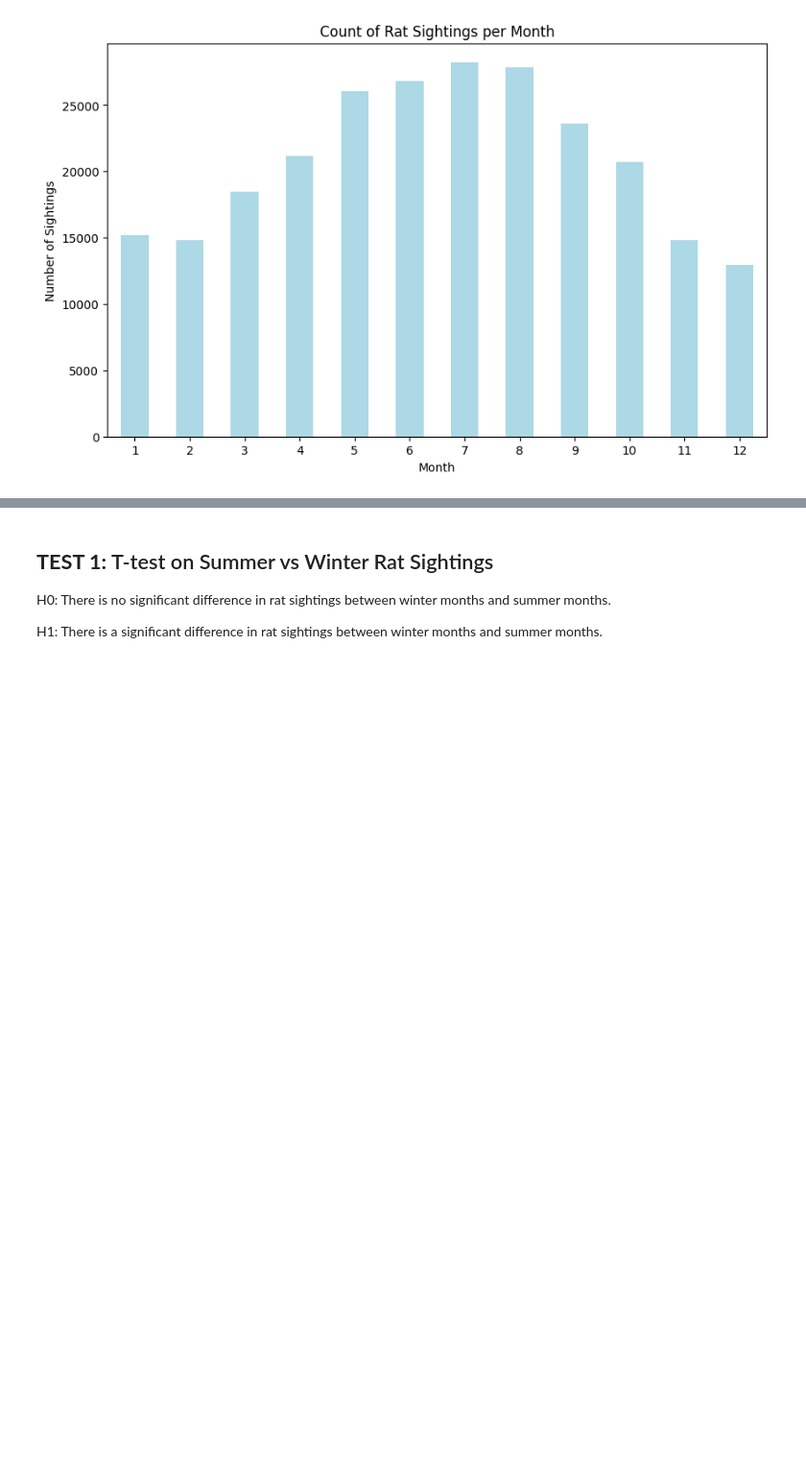
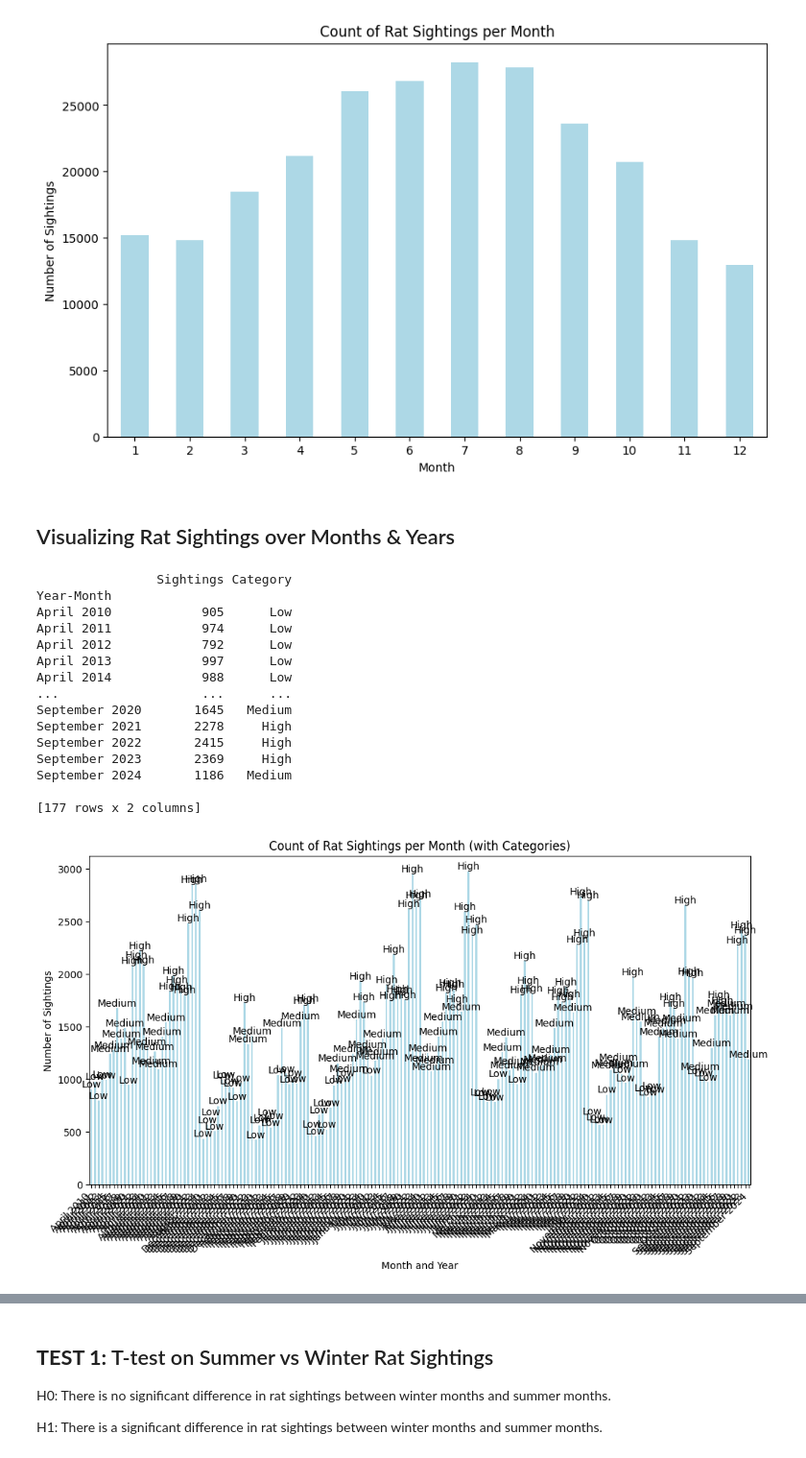
Before and after one commit to trishaa4144/cmsc320-final, a Jupyter notebook: CMSC320_Checkpt_2.ipynb, the cells around one changed output, grey strips where cells are left out. Shown at 96% size. Cells and saved outputs as stored; diff of their text form; code cells hidden in the pictures; blank space fills up the shorter version.

```diff
--- a/CMSC320_Checkpt_2.ipynb
+++ b/CMSC320_Checkpt_2.ipynb
@@ -244,3 +254,64 @@ plt.xticks(rotation=0)
 plt.show()
 # %% [output]
 [figure]
+# %% [markdown]
+## Visualizing Rat Sightings over Months & Years
+# %%
+df['Year-Month'] = df['Created Date'].dt.strftime('%B %Y')
+rat_sightings_by_month = df['Year-Month'].value_counts().sort_index()
+
+# Assign a 'low', 'medium', 'high' category based on the counts using quantiles
+quantiles = pd.qcut(rat_sightings_by_month, 3, labels=["Low", "Medium", "High"])
+
+# Add the category to the dataframe
+rat_sightings_by_month_category = rat_sightings_by_month.copy()
+rat_sightings_by_month_category = quantiles
+
+# Combine the sightings with their respective categories
+rat_sightings_by_month_with_category = pd.DataFrame({
+    'Sightings': rat_sightings_by_month,
+    'Category': rat_sightings_by_month_category
+})
+
+# Display the updated data with categories
+print(rat_sightings_by_month_with_category)
+
+# Plot the results
+plt.figure(figsize=(12, 6))
+rat_sightings_by_month_with_category['Sightings'].plot(kind='bar', color='lightblue')
+plt.title('Count of Rat Sightings per Month (with Categories)')
+plt.xlabel('Month and Year')
+plt.ylabel('Number of Sightings')
+plt.xticks(rotation=45, ha='right')
+
+# Add a label for each bar showing the category (Low, Medium, High)
+for idx, value in enumerate(rat_sightings_by_month_with_category['Sightings']):
+    plt.text(idx, value + 0.1, f'{rat_sightings_by_month_with_category["Category"].iloc[idx]}',
+             ha='center', va='bottom', fontsize=10)
+
+plt.show()
+
+# plt.figure(figsize=(12, 6))
+# rat_sightings_by_month.plot(kind='bar', color='lightblue')
+# plt.title('Count of Rat Sightings per Month')
+# plt.xlabel('Month and Year')
+# plt.ylabel('Number of Sightings')
+# plt.xticks(rotation=45, ha='right')  # Rotate x labels for better readability
+# plt.show()
+# %% [output]
+                Sightings Category
+Year-Month
+April 2010            905      Low
+April 2011            974      Low
+April 2012            792      Low
+April 2013            997      Low
+April 2014            988      Low
+...                   ...      ...
+September 2020       1645   Medium
+September 2021       2278     High
+September 2022       2415     High
+September 2023       2369     High
+September 2024       1186   Medium
+
+[177 rows x 2 columns]
+[figure, added]
```
Also changed, not shown: parts of 6 cells of this notebook.
